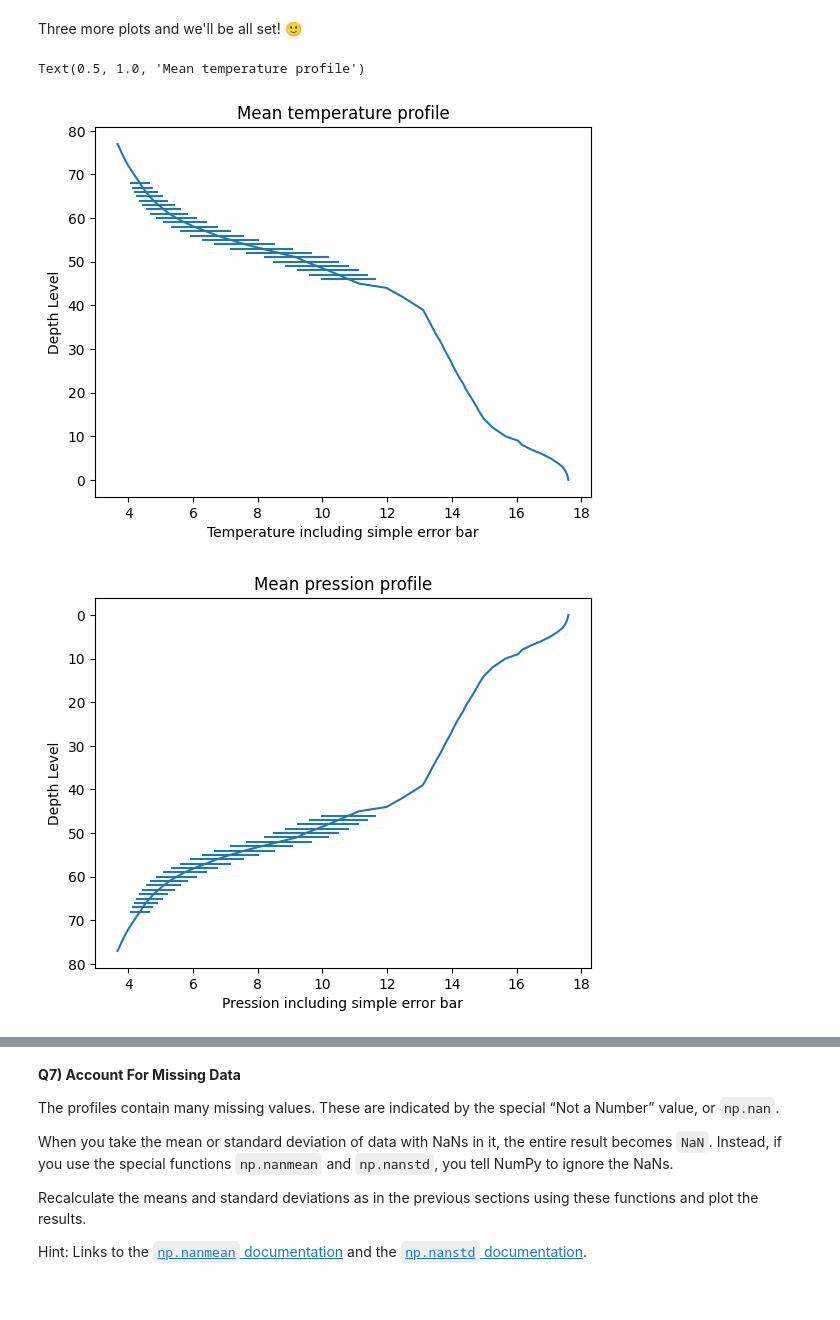
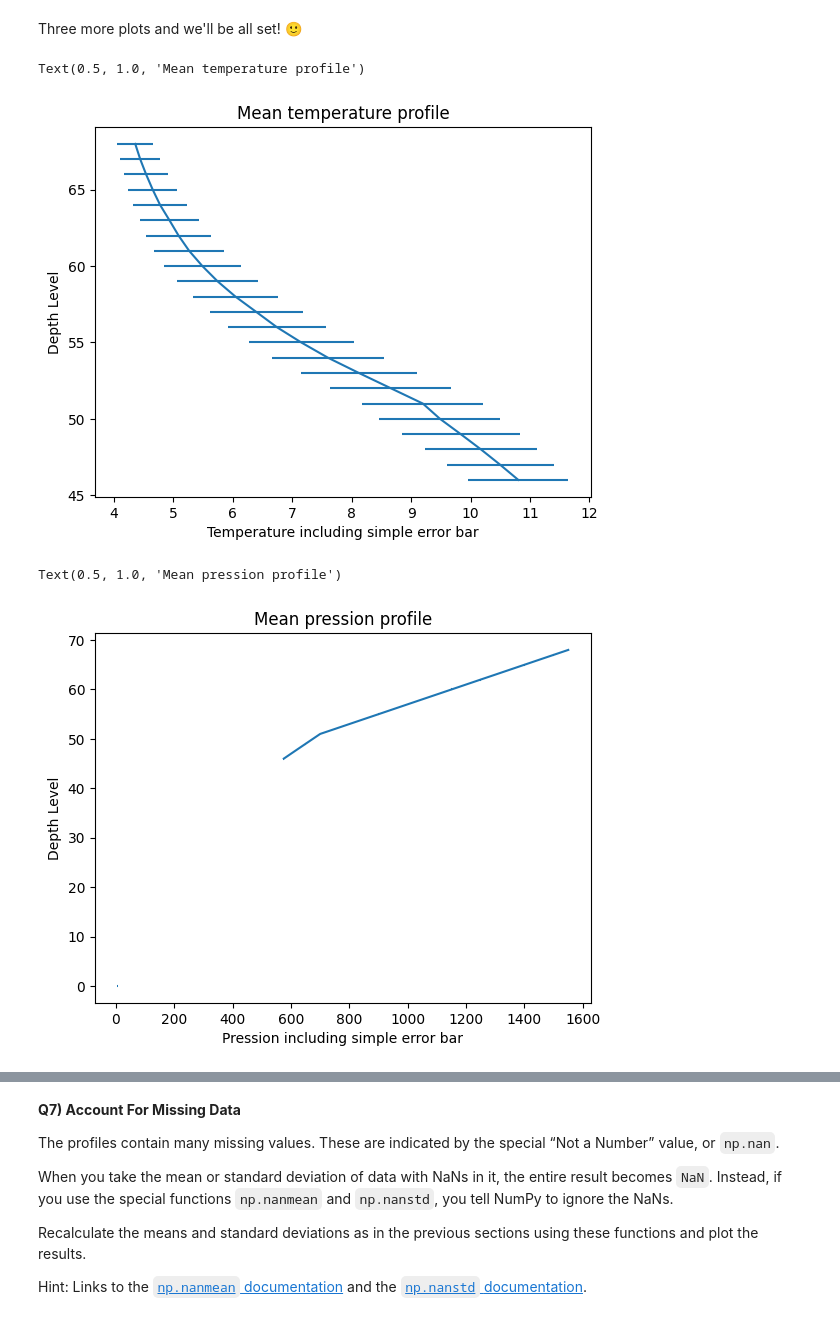
Before and after one commit to Cyp202/2025_Intro_Python, a Jupyter notebook: notebook/W2_S1.ipynb, the cells around one changed output, grey strips where cells are left out. Drawn from its saved outputs; the diff is of its cells as text; code cells hidden in the pictures.

```diff
--- a/notebook/W2_S1.ipynb
+++ b/notebook/W2_S1.ipynb
@@ -145,5 +149,5 @@ Fonctionne avec le code a trou:
 # %%
-T,S,P,lat,lon,date,level = [np.load(files[i]) for i in range(7)]
+date,lat,T,S,lon,level,P = [np.load(files[i]) for i in range(7)]
 # %% [markdown]
 *mes* *recherches* : Explication
 
@@ -159,5 +161,3 @@ Ensuite, on décompresse la liste dans T, S, P, lat, lon, date, level.
-# %%
-T, S, level, lat, lon, date, P = [np.load(files[i]) for i in [2, 0, 6, 3, 4, 5, 1]]
 # %% [markdown]
 **Q2) Recreate the `level` array using `np.arange` and `np.linspace`**
 
@@ -495,9 +504,9 @@ print(relative_density_mean.shape)
 (78,)
 # %%
 # Compute the means, ignoring missing values
-T_mean = np.nanmean(T,axis=1)  #0  -> par colonne
-S_mean = np.nanmean(S,axis=1)
-P_mean = np.nanmean(P,axis=1)
+T_mean = np.mean(T,axis=1)  #0  -> par colonne
+S_mean = np.mean(S,axis=1)
+P_mean = np.mean(P,axis=1)
 level_mean = np.mean(level,axis=0) # level shape is (78,0)
 print(S_mean.shape)
 # %% [output]
@@ -541,15 +550,16 @@ plt.ylabel("Depth Level")
 plt.title("Mean temperature profile")
 # %% [output]
 Text(0.5, 1.0, 'Mean temperature profile')
-[figure, old version]
+[figure, new version]
 # %%
 plt.errorbar(P_mean,level,xerr=P_std)
 plt.xlabel("Pression including simple error bar")
 plt.ylabel("Depth Level")
 plt.title("Mean pression profile")
-plt.gca().invert_yaxis() #inverser l'axe y
+#plt.gca().invert_yaxis() #inverser l'axe y
 # %% [output]
+Text(0.5, 1.0, 'Mean pression profile')
-[figure, old version]
+[figure, new version]
 # %%
 relative_density_mean
 plt.errorbar(relative_density_mean,level,xerr=relative_density_std)
```
Also changed, not shown: parts of 12 cells of this notebook.
